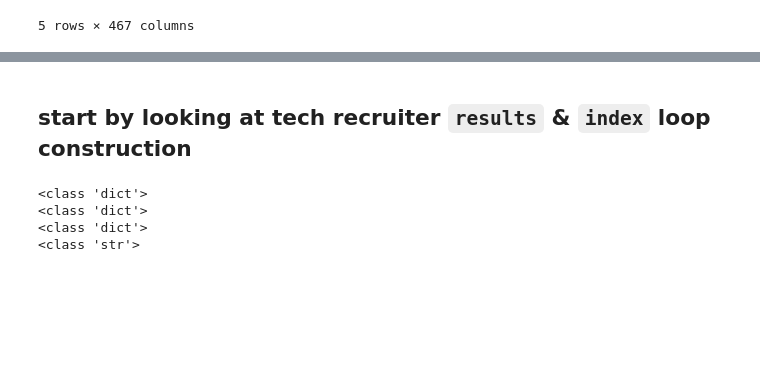
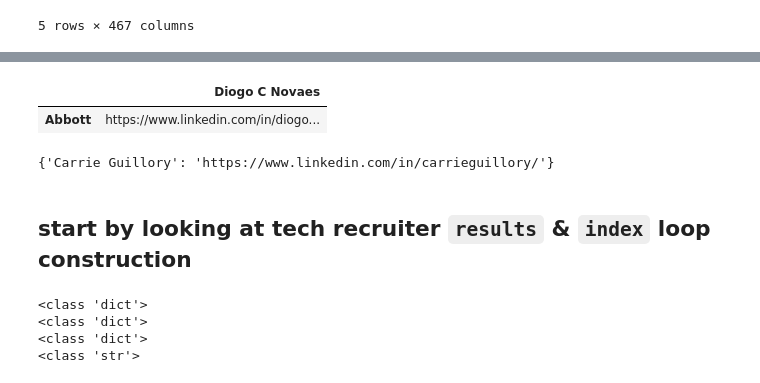
Before and after one commit to schulzbehrend/gal-career-partners, a Jupyter notebook: src/project_notes.ipynb, the cells around one changed output, grey strips where cells are left out. Saved outputs shown, nothing was run; the diff lists cells and outputs as text; code cells hidden in the pictures; blank space fills up the shorter version.

```diff
--- a/src/project_notes.ipynb
+++ b/src/project_notes.ipynb
@@ -82,3 +181,14 @@ df.head()
+# %%
+alum_abbott = df.loc['Abbott']
+# %%
+pd.DataFrame(alum_abbott[alum_abbott.notnull()].values[0], index=['Abbott'])
+# %% [output]
+|  | Diogo C Novaes |
+| Abbott | https://www.linkedin.com/in/diogo... |
+# %%
+_9gauge[_9gauge.notnull()].values[0]
+# %% [output]
+{'Carrie Guillory': 'https://www.linkedin.com/in/carrieguillory/'}
 # %% [markdown]
 ## start by looking at tech recruiter `results` & `index` loop construction
 # %%
```
Also changed, not shown: parts of 17 cells of this notebook.
